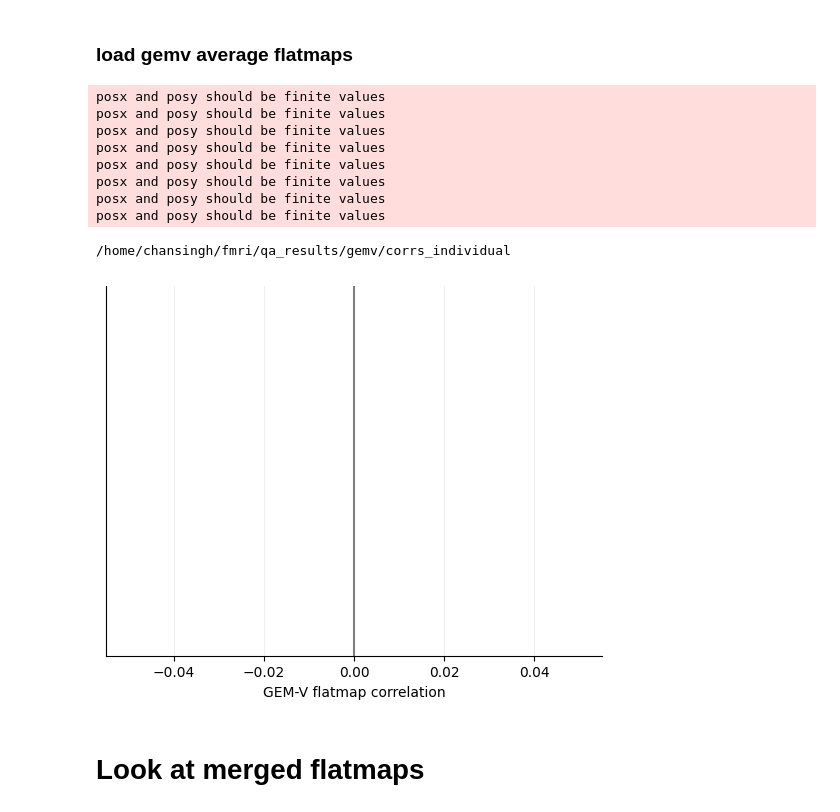
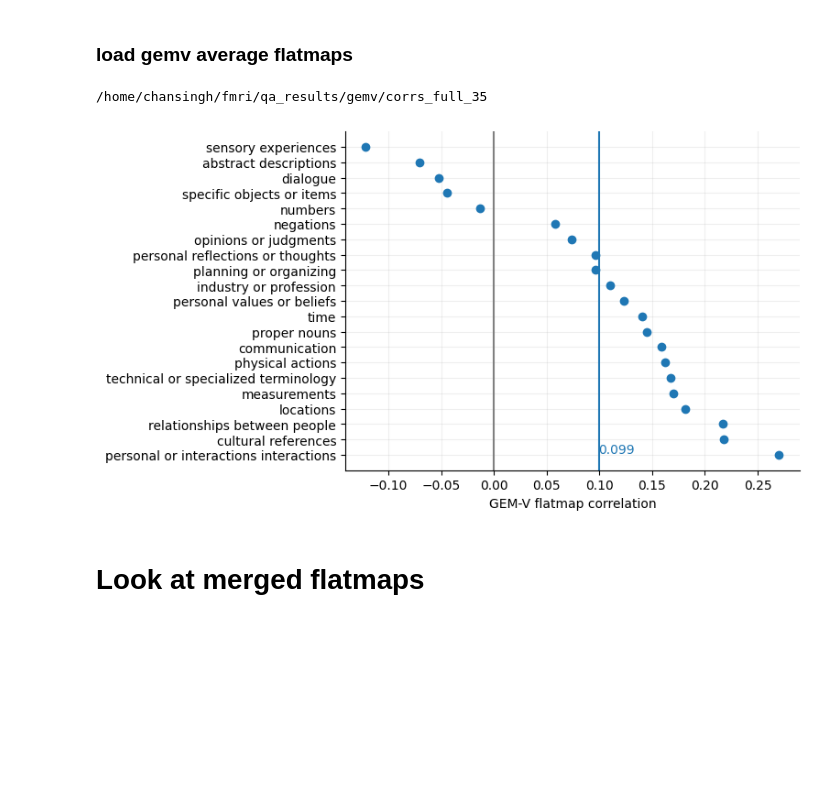
Before and after one commit to csinva/fmri, a Jupyter notebook: notebooks_gpt4/05_gemv_compare.ipynb, the cells around one changed output. Saved outputs shown, nothing was run; the diff lists cells and outputs as text; code cells hidden in the pictures; blank space fills up the shorter version.

```diff
--- a/notebooks_gpt4/05_gemv_compare.ipynb
+++ b/notebooks_gpt4/05_gemv_compare.ipynb
@@ -115,7 +112,8 @@ subject = 'UTS02'
 # for setting in df_qa_dict.keys():
 # setting = 'avg_individual'
 # setting = 'shapley_35'
-setting = 'individual'
+# setting = 'individual'
+setting = 'full_35'
 # df_qa_weights = df_qa_dict[setting]
 df_qa_weights = joblib.load(
     join(PROCESSED_DIR, subject.replace('UT', ''), setting + '.pkl'))
@@ -139,43 +137,35 @@ corrs = viz._calc_corrs(
 )
 corrs_df = pd.DataFrame({'corrs': np.diag(
     corrs.values), 'questions': corrs.columns}).sort_values('corrs', ascending=False)
 corrs_df.to_pickle(join(repo_dir, 'qa_results', 'gemv',
                         setting + '_corrs_df.pkl'))
 
 viz.corr_bars(
     corrs,
     out_dir_save=join(repo_dir, 'qa_results', 'gemv',
                       'corrs_' + setting),
     xlab='GEM-V',
 )
 plt.show()
 
 # # save flatmaps
 # for i in tqdm(range(len(flatmaps_qa))):
 #     sasc.viz.quickshow(
 #         flatmaps_qa[i],
 #         subject=subject,
 #         fname_save=join(repo_dir, 'qa_results', 'gemv', subject,
 #                         setting, f'{titles_gt[i]}.png')
 #     )
 
 #     sasc.viz.quickshow(
 #         flatmaps_gemv[i],
 #         subject=subject,
 #         fname_save=join(repo_dir, 'qa_results', 'gemv', subject,
 #                         'gemv', f'{titles_gt[i]}.png')
 #     )
 # %% [output]
-posx and posy should be finite values
-posx and posy should be finite values
-posx and posy should be finite values
-posx and posy should be finite values
-posx and posy should be finite values
-posx and posy should be finite values
-posx and posy should be finite values
-posx and posy should be finite values
+/home/chansingh/fmri/qa_results/gemv/corrs_full_35
-/home/chansingh/fmri/qa_results/gemv/corrs_individual
-[figure, old version]
+[figure, new version]
 # %% [markdown]
 # Look at merged flatmaps
 # %%
```
Also changed, not shown: parts of 1 cell of this notebook, 7 other files.
